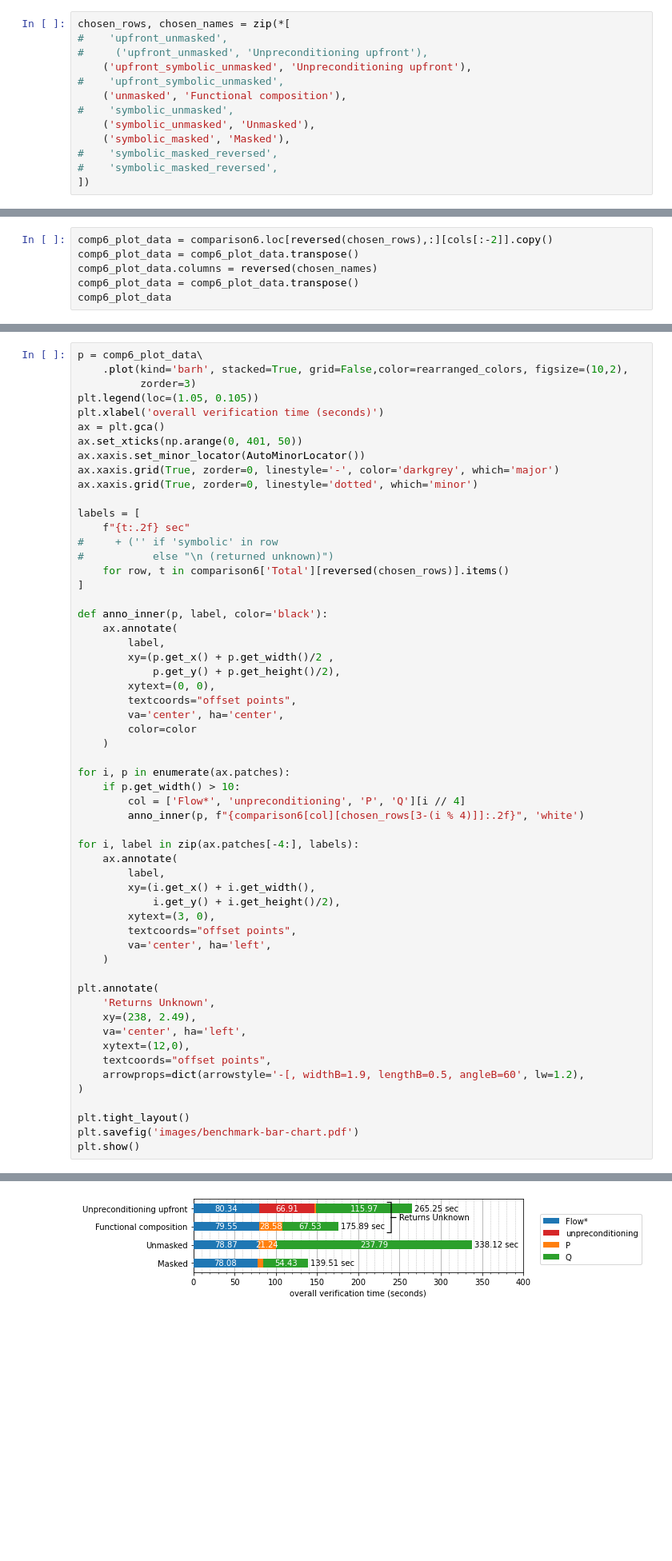
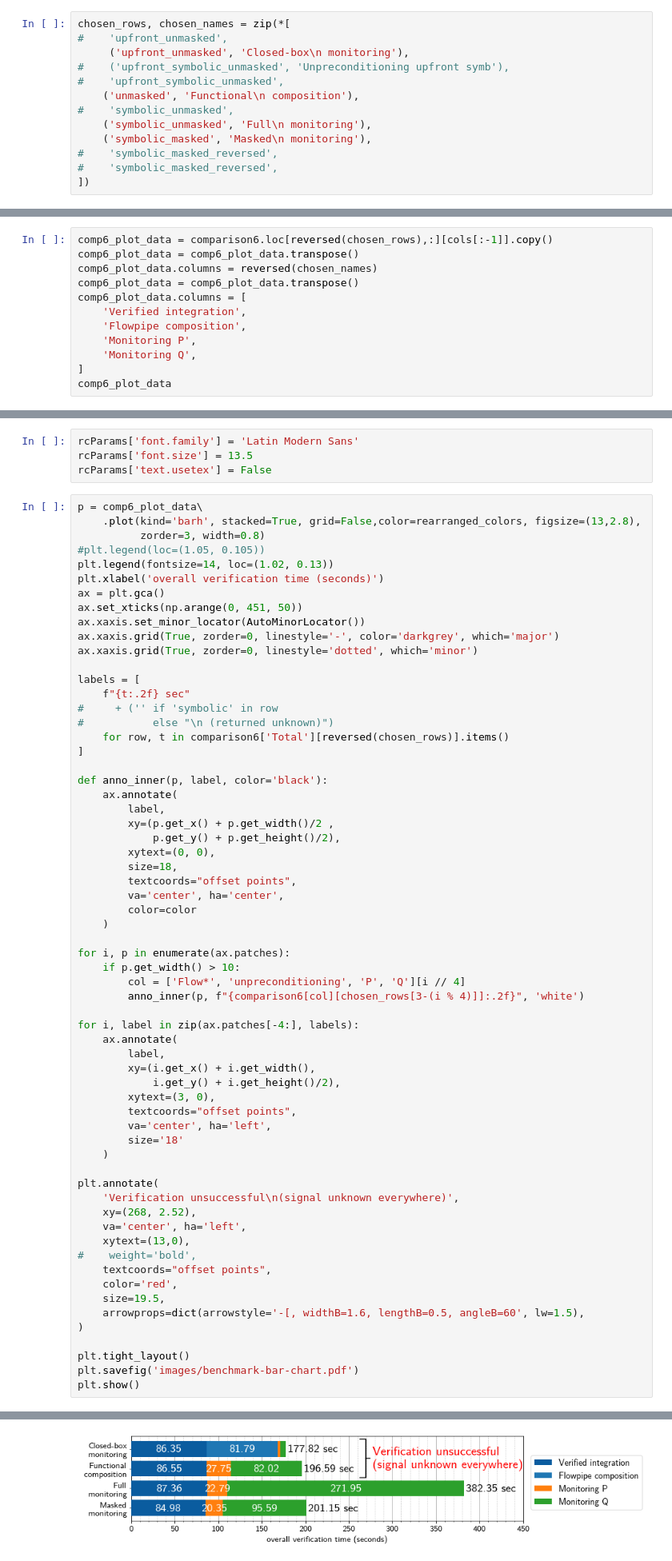
Before and after one commit to twright/Logic-of-Behaviour-in-Uncertain-Contexts, a Jupyter notebook: notebooks/Genetic Oscillator/Benchmark Analysis.ipynb, the cells around one changed output, grey strips where cells are left out. Shown at 80% size. Drawn from its saved outputs; the diff is of its cells as text; blank space fills up the shorter version.

```diff
--- a/notebooks/Genetic Oscillator/Benchmark Analysis.ipynb
+++ b/notebooks/Genetic Oscillator/Benchmark Analysis.ipynb
@@ -194,13 +199,13 @@ p.get_figure().savefig('images/full-upfront-comparison.pdf')
 # %%
 chosen_rows, chosen_names = zip(*[
 #    'upfront_unmasked',
-#     ('upfront_unmasked', 'Unpreconditioning upfront'),
-    ('upfront_symbolic_unmasked', 'Unpreconditioning upfront'),
+     ('upfront_unmasked', 'Closed-box\n monitoring'),
+#    ('upfront_symbolic_unmasked', 'Unpreconditioning upfront symb'),
 #    'upfront_symbolic_unmasked',
-    ('unmasked', 'Functional composition'),
+    ('unmasked', 'Functional\n composition'),
 #    'symbolic_unmasked',
-    ('symbolic_unmasked', 'Unmasked'),
-    ('symbolic_masked', 'Masked'),
+    ('symbolic_unmasked', 'Full\n monitoring'),
+    ('symbolic_masked', 'Masked\n monitoring'),
 #    'symbolic_masked_reversed',
 #    'symbolic_masked_reversed',
 ])
@@ -293,7 +298,13 @@ list(comparison6['Total'][reversed(chosen_rows)].items())
 # %%
-comp6_plot_data = comparison6.loc[reversed(chosen_rows),:][cols[:-2]].copy()
+comp6_plot_data = comparison6.loc[reversed(chosen_rows),:][cols[:-1]].copy()
 comp6_plot_data = comp6_plot_data.transpose()
 comp6_plot_data.columns = reversed(chosen_names)
 comp6_plot_data = comp6_plot_data.transpose()
+comp6_plot_data.columns = [
+    'Verified integration',
+    'Flowpipe composition',
+    'Monitoring P',
+    'Monitoring Q',
+]
 comp6_plot_data
 # %% [output]
@@ -305,11 +316,16 @@ comp6_plot_data
+# %%
+rcParams['font.family'] = 'Latin Modern Sans'
+rcParams['font.size'] = 13.5
+rcParams['text.usetex'] = False
 # %%
 p = comp6_plot_data\
-    .plot(kind='barh', stacked=True, grid=False,color=rearranged_colors, figsize=(10,2),
-          zorder=3)
-plt.legend(loc=(1.05, 0.105))
+    .plot(kind='barh', stacked=True, grid=False,color=rearranged_colors, figsize=(13,2.8),
+          zorder=3, width=0.8)
+#plt.legend(loc=(1.05, 0.105))
+plt.legend(fontsize=14, loc=(1.02, 0.13))
 plt.xlabel('overall verification time (seconds)')
 ax = plt.gca()
-ax.set_xticks(np.arange(0, 401, 50))
+ax.set_xticks(np.arange(0, 451, 50))
 ax.xaxis.set_minor_locator(AutoMinorLocator())
 ax.xaxis.grid(True, zorder=0, linestyle='-', color='darkgrey', which='major')
 ax.xaxis.grid(True, zorder=0, linestyle='dotted', which='minor')
@@ -327,6 +343,7 @@ def anno_inner(p, label, color='black'):
         xy=(p.get_x() + p.get_width()/2 ,
             p.get_y() + p.get_height()/2),
         xytext=(0, 0),
+        size=18,
         textcoords="offset points",
         va='center', ha='center',
         color=color
@@ -345,15 +362,19 @@ for i, label in zip(ax.patches[-4:], labels):
         xytext=(3, 0),
         textcoords="offset points",
         va='center', ha='left',
+        size='18'
     )
 
 plt.annotate(
-    'Returns Unknown',
-    xy=(238, 2.49),
+    'Verification unsuccessful\n(signal unknown everywhere)',
+    xy=(268, 2.52),
     va='center', ha='left',
-    xytext=(12,0),
+    xytext=(13,0),
+#    weight='bold',
     textcoords="offset points",
-    arrowprops=dict(arrowstyle='-[, widthB=1.9, lengthB=0.5, angleB=60', lw=1.2),
+    color='red',
+    size=19.5,
+    arrowprops=dict(arrowstyle='-[, widthB=1.6, lengthB=0.5, angleB=60', lw=1.5),
 )
 
 plt.tight_layout()
@@ -363 +385 @@ plt.show()
-[figure, old version]
+[figure, new version]
```
Also changed, not shown: parts of 30 cells of this notebook, 11 other files.
